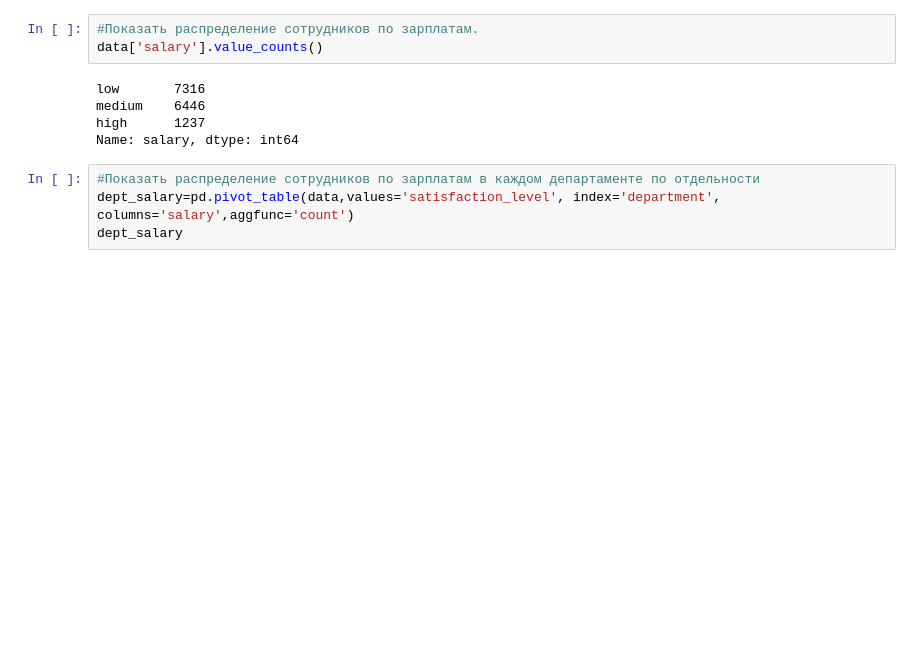
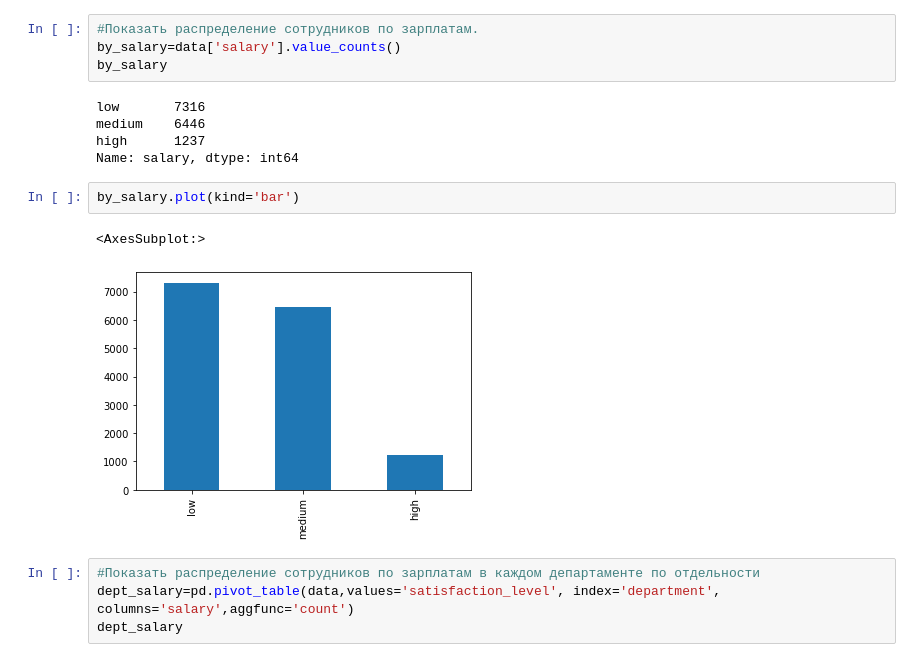
Before and after one commit to tevgenya/Homework, a Jupyter notebook: _24/24.ipynb, the cells around one changed output. Drawn from its saved outputs; the diff is of its cells as text; blank space fills up the shorter version.

```diff
--- a/_24/24.ipynb
+++ b/_24/24.ipynb
@@ -72,12 +72,18 @@ management      630
 Name: department, dtype: int64
 # %%
 #Показать распределение сотрудников по зарплатам.
-data['salary'].value_counts()
+by_salary=data['salary'].value_counts()
+by_salary
 # %% [output]
 low       7316
 medium    6446
 high      1237
 Name: salary, dtype: int64
+# %%
+by_salary.plot(kind='bar')
+# %% [output]
+<AxesSubplot:>
+[figure, added]
 # %%
 #Показать распределение сотрудников по зарплатам в каждом департаменте по отдельности
 dept_salary=pd.pivot_table(data,values='satisfaction_level', index='department', columns='salary',aggfunc='count')
```
Also changed, not shown: parts of 1 cell of this notebook.
